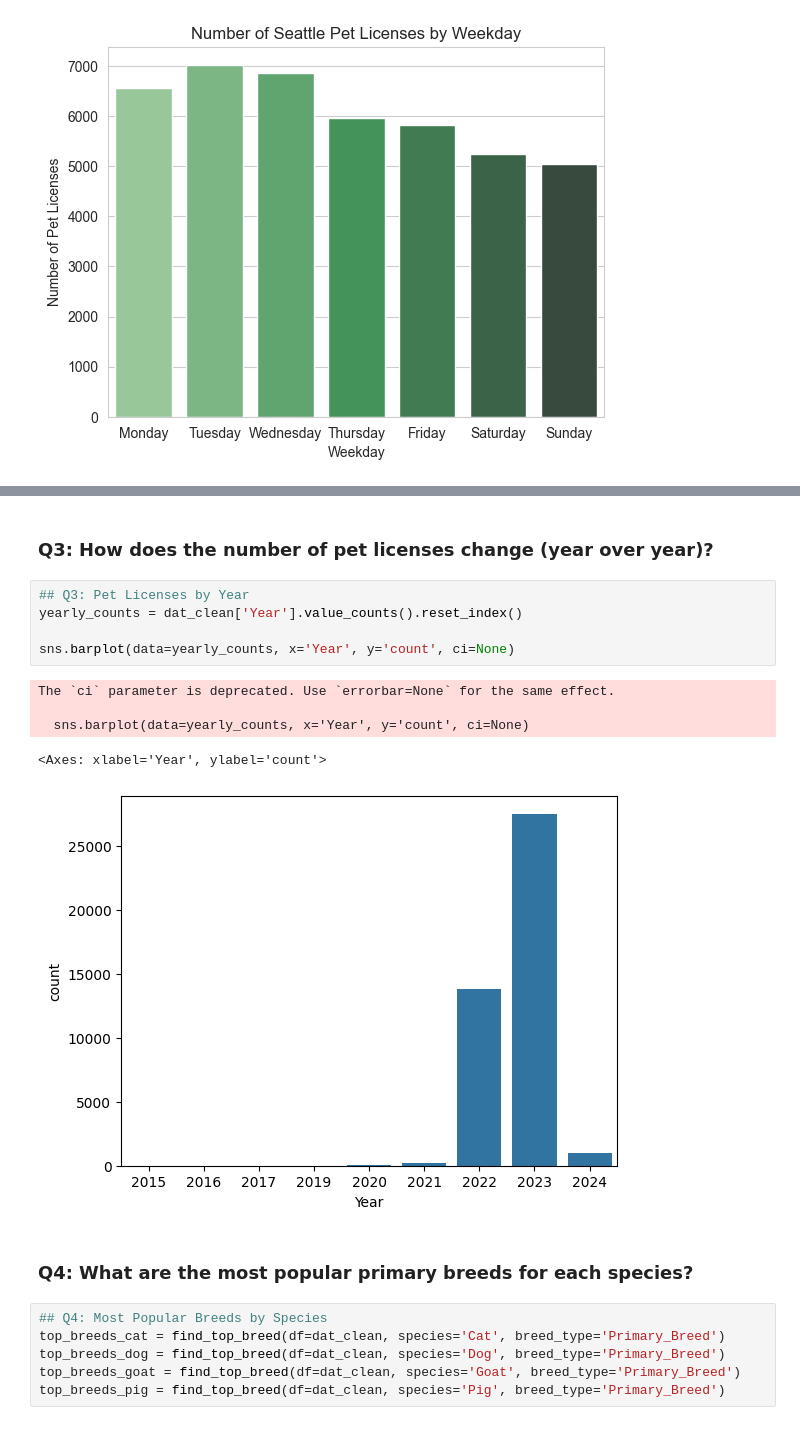
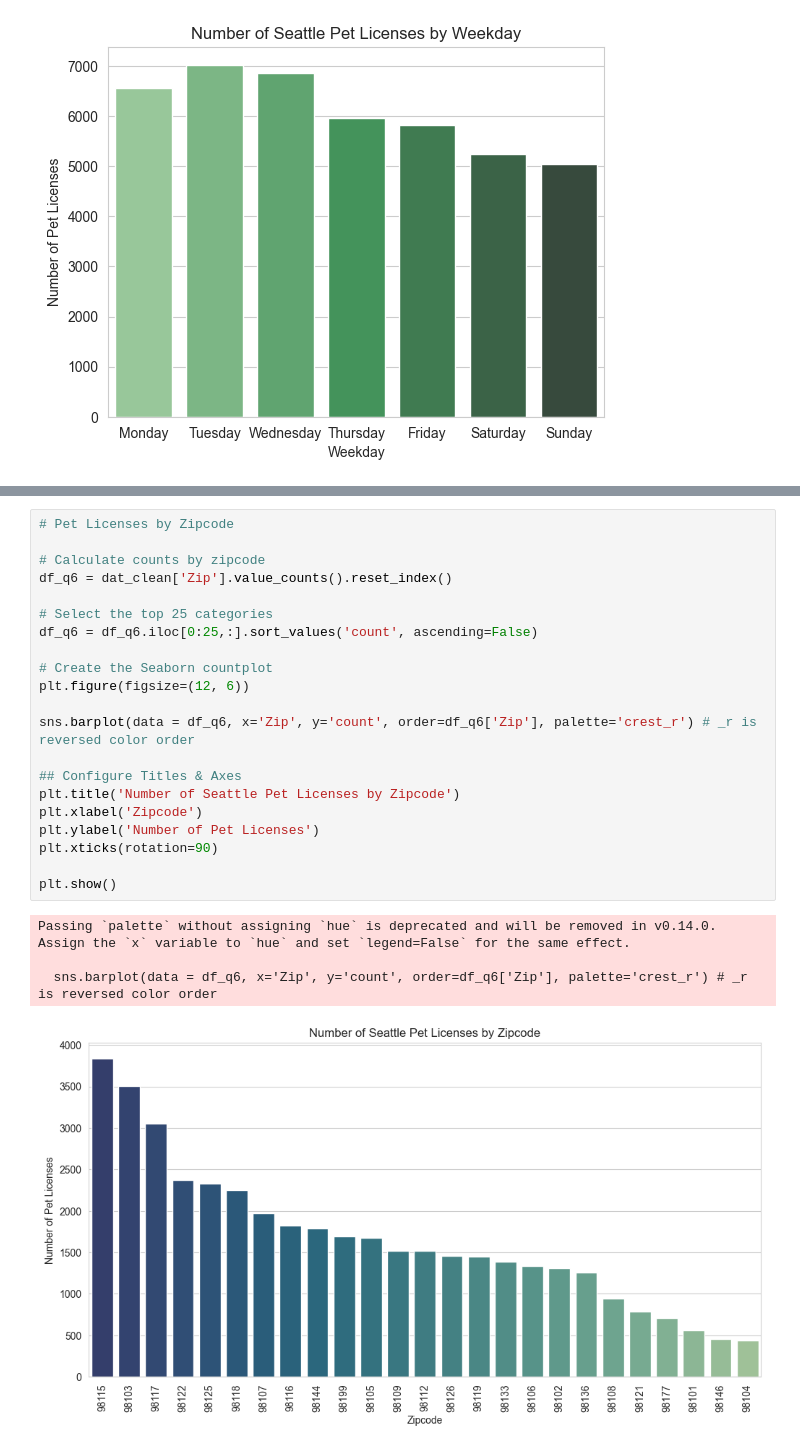
Before and after one commit to Tyler-Bonnell/Seattle-Pet-License-Analysis, a Jupyter notebook: Seattle_Pet_Analysis.ipynb, the cells around one changed output, grey strips where cells are left out. Drawn from its saved outputs; the diff is of its cells as text.

```diff
--- a/Seattle_Pet_Analysis.ipynb
+++ b/Seattle_Pet_Analysis.ipynb
@@ -296,21 +349,26 @@ The `ci` parameter is deprecated. Use `errorbar=None` for the same effect.
-# %% [markdown]
-### Q3: How does the number of pet licenses change (year over year)?
-# %%
-## Q3: Pet Licenses by Year
-yearly_counts = dat_clean['Year'].value_counts().reset_index()
-
-sns.barplot(data=yearly_counts, x='Year', y='count', ci=None)
-# %% [output]
-The `ci` parameter is deprecated. Use `errorbar=None` for the same effect.
-
-  sns.barplot(data=yearly_counts, x='Year', y='count', ci=None)
-<Axes: xlabel='Year', ylabel='count'>
-[figure, removed]
-# %% [markdown]
-### Q4: What are the most popular primary breeds for each species?
-# %%
-## Q4: Most Popular Breeds by Species
-top_breeds_cat = find_top_breed(df=dat_clean, species='Cat', breed_type='Primary_Breed')
-top_breeds_dog = find_top_breed(df=dat_clean, species='Dog', breed_type='Primary_Breed')
-top_breeds_goat = find_top_breed(df=dat_clean, species='Goat', breed_type='Primary_Breed')
-top_breeds_pig = find_top_breed(df=dat_clean, species='Pig', breed_type='Primary_Breed')
+# %%
+# Pet Licenses by Zipcode
+
+# Calculate counts by zipcode
+df_q6 = dat_clean['Zip'].value_counts().reset_index()
+
+# Select the top 25 categories
+df_q6 = df_q6.iloc[0:25,:].sort_values('count', ascending=False)
+
+# Create the Seaborn countplot
+plt.figure(figsize=(12, 6))
+
+sns.barplot(data = df_q6, x='Zip', y='count', order=df_q6['Zip'], palette='crest_r') # _r is reversed color order
+
+## Configure Titles & Axes
+plt.title('Number of Seattle Pet Licenses by Zipcode')
+plt.xlabel('Zipcode')
+plt.ylabel('Number of Pet Licenses')
+plt.xticks(rotation=90)
+
+plt.show()
+# %% [output]
+Passing `palette` without assigning `hue` is deprecated and will be removed in v0.14.0. Assign the `x` variable to `hue` and set `legend=False` for the same effect.
+
+  sns.barplot(data = df_q6, x='Zip', y='count', order=df_q6['Zip'], palette='crest_r') # _r is reversed color order
+[figure, added]
```
Also changed, not shown: parts of 17 cells of this notebook.
